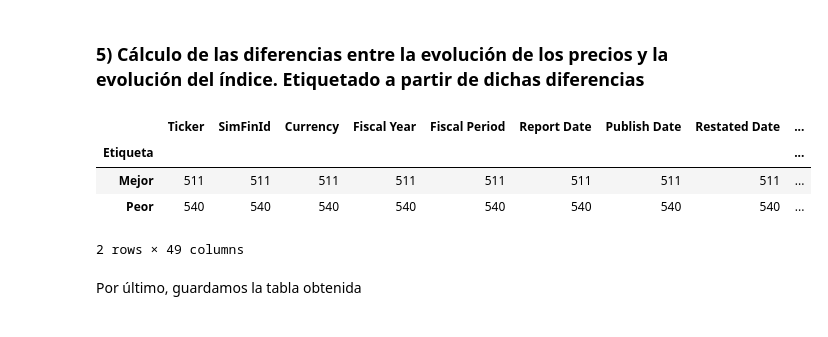
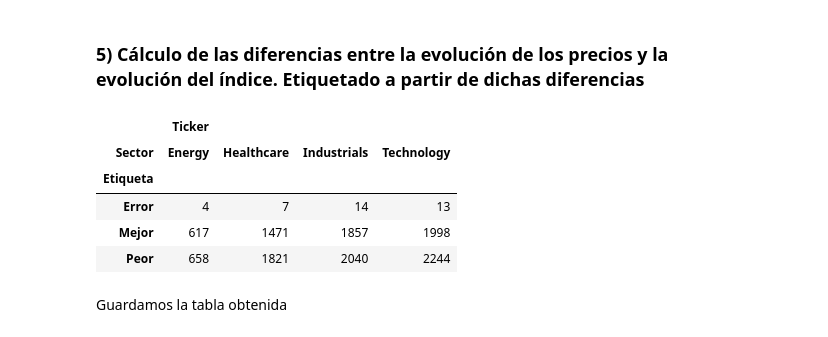
Before and after one commit to jfcuesta/TFM_JFCuesta, a Jupyter notebook: notebooks/etiquetado.ipynb, the cells around one changed output. Drawn from its saved outputs; the diff is of its cells as text; code cells hidden in the pictures.

```diff
--- a/notebooks/etiquetado.ipynb
+++ b/notebooks/etiquetado.ipynb
@@ -183 +183,25 @@ Freq: D, Name: Price_b100, Length: 3074, dtype: float64
+# %%
+indice_tec=df_precios[df_precios['Ticker'].isin(list(valores_tec))]
+indice_tec=indice_tec.Price_b100.resample('D').mean()
+indice_tec=pd.DataFrame(indice_tec)
+indice_tec['Sector']='Technology'
+df_indice=indice_tec
+
+indice_energy=df_precios[df_precios['Ticker'].isin(list(valores_energy))]
+indice_energy=indice_energy.Price_b100.resample('D').mean()
+indice_energy=pd.DataFrame(indice_energy)
+indice_energy['Sector']='Energy'
+df_indice=df_indice.append(indice_energy)
+
+indice_ind=df_precios[df_precios['Ticker'].isin(list(valores_ind))]
+indice_ind=indice_ind.Price_b100.resample('D').mean()
+indice_ind=pd.DataFrame(indice_ind)
+indice_ind['Sector']='Industrials'
+df_indice=df_indice.append(indice_ind)
+
+indice_health=df_precios[df_precios['Ticker'].isin(list(valores_health))]
+indice_health=indice_health.Price_b100.resample('D').mean()
+indice_health=pd.DataFrame(indice_health)
+indice_health['Sector']='Healthcare'
+df_indice=df_indice.append(indice_health)
 # %%
@@ -217,9 +237,9 @@ plt.show()
 # %% [markdown]
 ### 4) Incorporamos en la tabla de valores los precios en base 100 de cada valor y del índice correspondientes a la fecha de publicación de cuentas (d) y 180 días después (d+180)
 # %%
-# Filtramos por los Tickers en el set 'valores' y nos quedamos como fecha inicial el 1 de abril de 2011
+# Filtramos por los Tickers en el set 'valores' y nos quedamos como fecha inicial el 1 de octubre de 2013
 df_valores=df_valores[df_valores['Ticker'].isin(list(valores))].reset_index(drop=True)
-df_valores= df_valores[(df_valores['Publish Date']>'2011-03-31')].reset_index(drop=True)
+df_valores= df_valores[(df_valores['Publish Date']>'2013-09-30')].reset_index(drop=True)
 df_valores
 # %% [output]
 |  | Ticker | SimFinId | Currency | Fiscal Year | Fiscal Period | Report Date | Publish Date | Restated Date | ... |
@@ -283,18 +296,16 @@ df_valores.head(5)
-# %%
-df_indice=pd.DataFrame(df_indice)
 # %%
 #Cruzamos la tabla de valores con los precios de df_índice
 
 df_valores = df_valores.merge(df_indice,
-                              left_on=('Publish Date'),
-                              right_on=('Date'),
+                              left_on=('Publish Date','Sector'),
+                              right_on=('Date','Sector'),
                               how='left')
 
 df_valores.rename(columns={'Price_b100':'Indice_d_100'}, inplace=True)
 
 df_valores = df_valores.merge(df_indice,
-                              left_on=('Publish_Date+180'),
-                              right_on=('Date'),
+                              left_on=('Publish_Date+180','Sector'),
+                              right_on=('Date','Sector'),
                               how='left')
 
 df_valores.rename(columns={'Price_b100':'Indice_d+180_100'}, inplace=True)
@@ -325,15 +331,16 @@ def etiquetado(row):
 # %%
 df_valores['Etiqueta']=df_valores.apply(etiquetado,axis=1)
 # %%
-df_valores.groupby('Etiqueta').count()
+df_valores.pivot_table(index='Etiqueta', columns='Sector',aggfunc={'Ticker': 'count'})
 # %% [output]
-|  | Ticker | SimFinId | Currency | Fiscal Year | Fiscal Period | Report Date | Publish Date | Restated Date | ... |
-| Etiqueta |  |  |  |  |  |  |  |  | ... |
-| Mejor | 511 | 511 | 511 | 511 | 511 | 511 | 511 | 511 | ... |
-| Peor | 540 | 540 | 540 | 540 | 540 | 540 | 540 | 540 | ... |
+|  | Ticker |  |  |  |
+| Sector | Energy | Healthcare | Industrials | Technology |
+| Etiqueta |  |  |  |  |
+| Error | 4 | 7 | 14 | 13 |
+| Mejor | 617 | 1471 | 1857 | 1998 |
+| Peor | 658 | 1821 | 2040 | 2244 |
-2 rows × 49 columns
 # %%
 df_valores=df_valores[df_valores.Etiqueta != 'Error']
 # %% [markdown]
-Por último, guardamos la tabla obtenida
+Guardamos la tabla obtenida
 # %%
```
Also changed, not shown: parts of 40 cells of this notebook, 22 other files.
